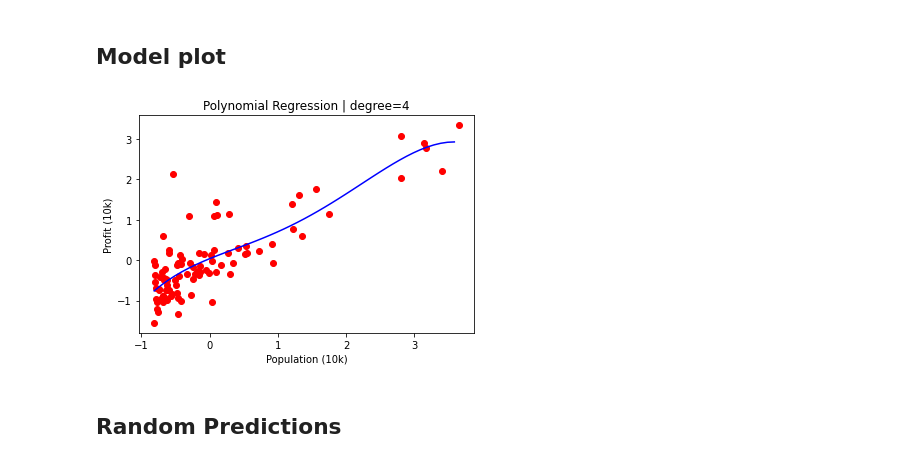
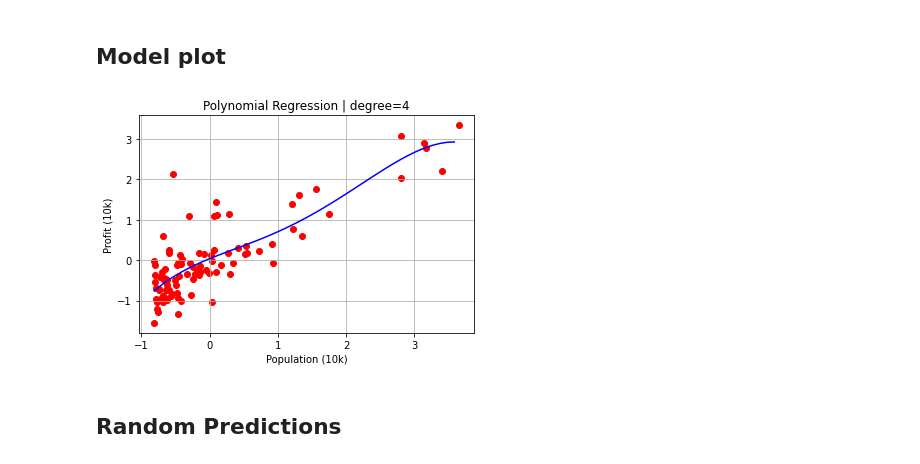
Before and after one commit to SimonDuperray/ai_FoodTrucks, a Jupyter notebook: FoodTruck.ipynb, the cells around one changed output. Cells and saved outputs as stored; diff of their text form; code cells hidden in the pictures.

```diff
--- a/FoodTruck.ipynb
+++ b/FoodTruck.ipynb
@@ -214,16 +216,18 @@ LinearRegression(copy_X=True, fit_intercept=True, n_jobs=None, normalize=False)
 # %% [markdown]
 ## Model plot
 # %%
+axes = plt.axes()
+axes.grid()
 X_grid = np.arange(min(X), max(X), 0.1)
 X_grid = X_grid.reshape((len(X_grid), 1))
 plt.scatter(X, y, color = 'red')
 plt.plot(X_grid, lin_reg4.predict(poly_reg4.fit_transform(X_grid)), color = 'blue')
 plt.title('Polynomial Regression | degree=4')
 plt.xlabel('Population (10k)')
 plt.ylabel('Profit (10k)')
 plt.show()
 # %% [output]
-[figure, old version]
+[figure, new version]
 # %% [markdown]
 ## Random Predictions
 # %%
```
Also changed, not shown: parts of 4 cells of this notebook, 2 other files.
